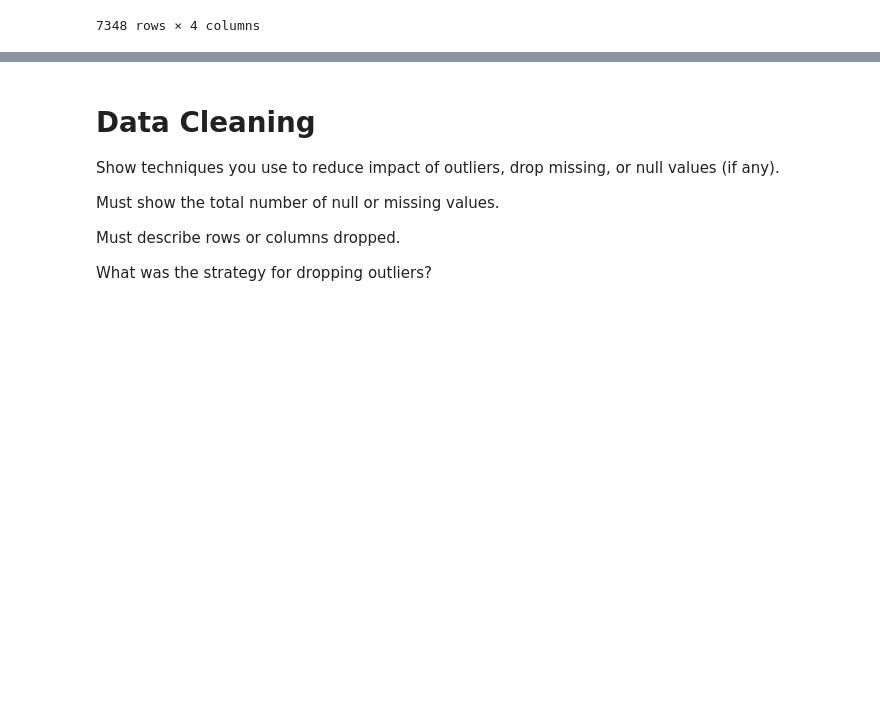
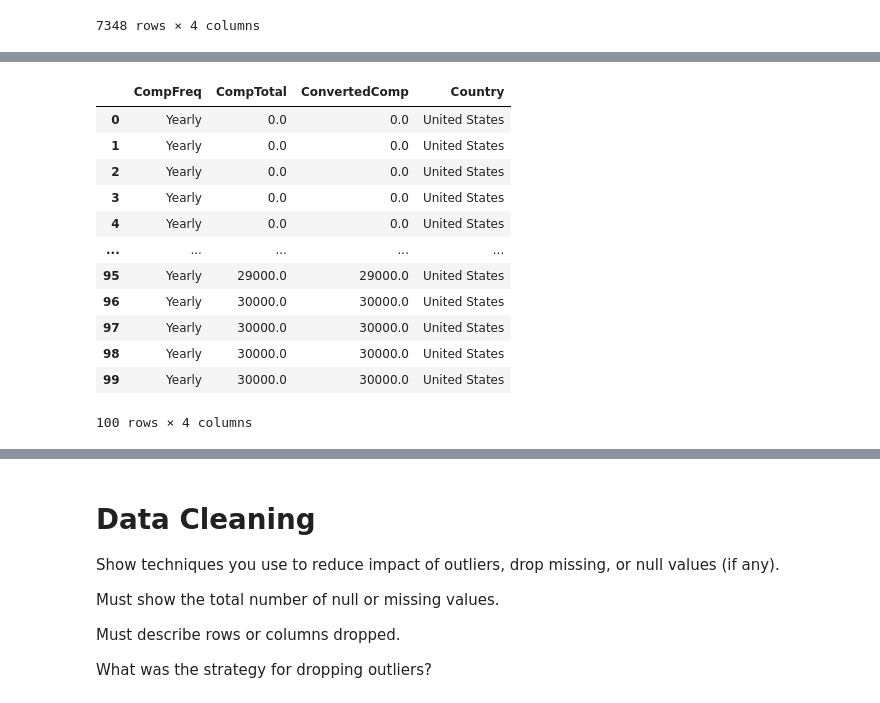
Before and after one commit to prabinspkt/h1b-swe, a Jupyter notebook: Prabin_Sapkota_Miniproject.ipynb, the cells around one changed output, grey strips where cells are left out. Saved outputs shown, nothing was run; the diff lists cells and outputs as text; code cells hidden in the pictures; blank space fills up the shorter version.

```diff
--- a/Prabin_Sapkota_Miniproject.ipynb
+++ b/Prabin_Sapkota_Miniproject.ipynb
@@ -123,0 +142,16 @@ so_usa_yearly
+# %%
+so_usa_yearly.head(100)
+# %% [output]
+|  | CompFreq | CompTotal | ConvertedComp | Country |
+| 0 | Yearly | 0.0 | 0.0 | United States |
+| 1 | Yearly | 0.0 | 0.0 | United States |
+| 2 | Yearly | 0.0 | 0.0 | United States |
+| 3 | Yearly | 0.0 | 0.0 | United States |
+| 4 | Yearly | 0.0 | 0.0 | United States |
+| ... | ... | ... | ... | ... |
+| 95 | Yearly | 29000.0 | 29000.0 | United States |
+| 96 | Yearly | 30000.0 | 30000.0 | United States |
+| 97 | Yearly | 30000.0 | 30000.0 | United States |
+| 98 | Yearly | 30000.0 | 30000.0 | United States |
+| 99 | Yearly | 30000.0 | 30000.0 | United States |
+100 rows × 4 columns
```
Also changed, not shown: parts of 12 cells of this notebook.
